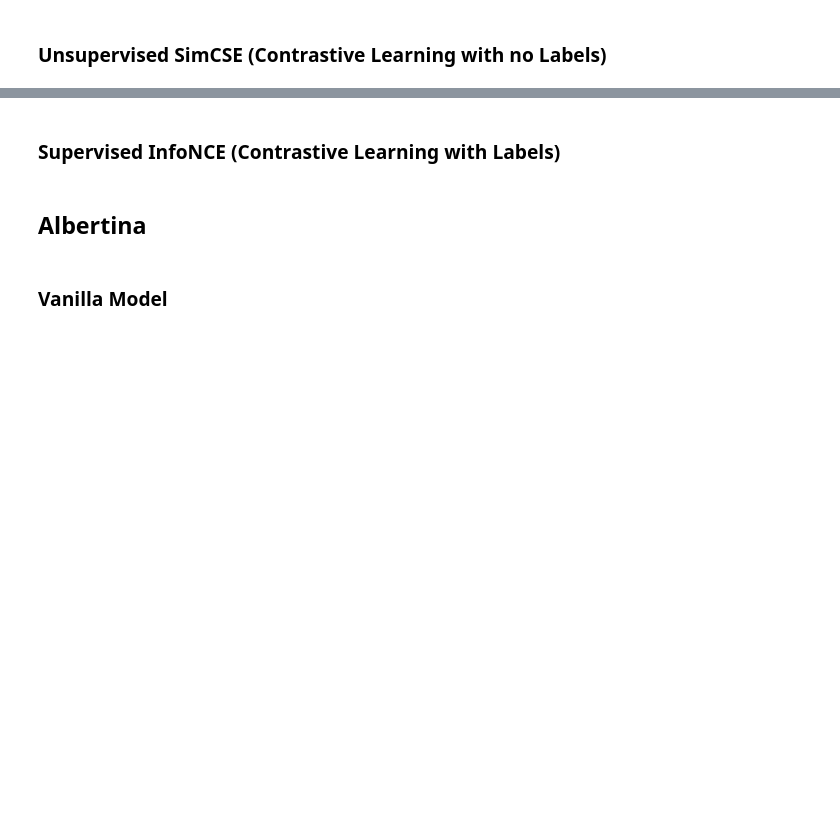
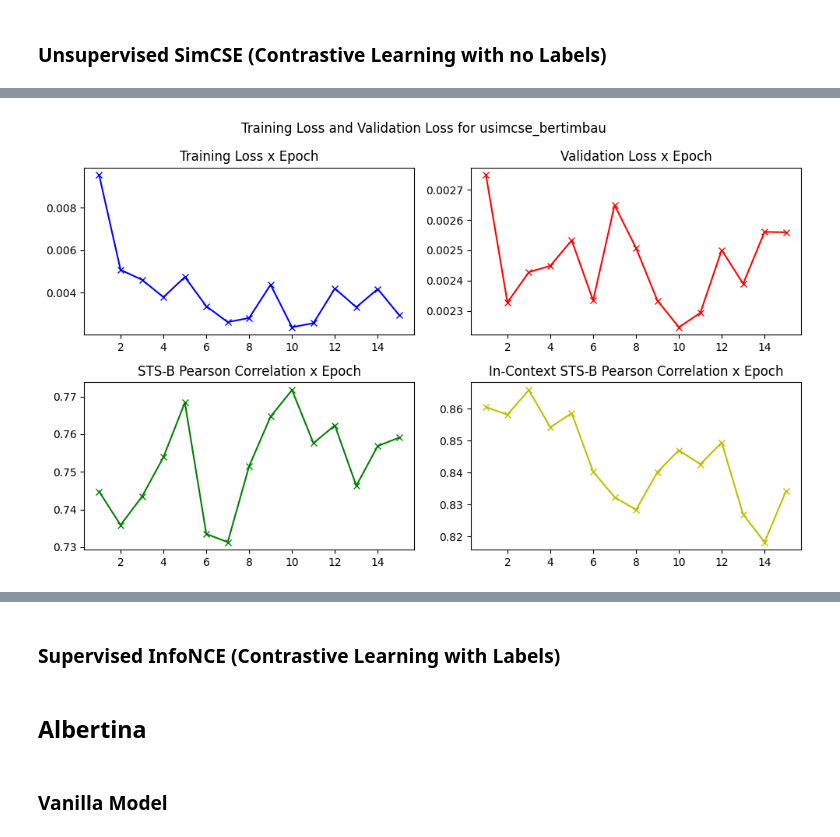
Before and after one commit to Luizerko/indigenous_clusters_and_communities, a Jupyter notebook: tainacan_collection/language_based/language_clustering.ipynb, the cells around one changed output, grey strips where cells are left out. Saved outputs shown, nothing was run; the diff lists cells and outputs as text; code cells hidden in the pictures; blank space fills up the shorter version.

Commit message:
Fixing bug on language supervised pipeline and adding STS-B scores computations before and after training for fine-tuned models.

```diff
--- a/tainacan_collection/language_based/language_clustering.ipynb
+++ b/tainacan_collection/language_based/language_clustering.ipynb
@@ -524,7 +529,7 @@ vanilla_bertimbau_umap, vanilla_bertimbau_attributions, vanilla_bertimbau_indice
 # Initializing USimCSE model and auxiliar variables
 dropout_prob = 0.1
 model = USimCSEModel(base_model, tokenizer.pad_token_id, device, dropout_prob)
-optimizer = torch.optim.AdamW(model.parameters(), lr=2e-5)
+optimizer = torch.optim.AdamW(model.parameters(), lr=3e-6)
 epochs = 15
 temperature = 0.05 # Test 0.01, 0.05, 0.1, 0.2
 patience = max(3, math.ceil(epochs*0.1))
@@ -544,0 +564 @@ UnboundLocalError: local variable 'anchor_attention_mask' referenced before assi
+[figure, added]
```
Also changed, not shown: parts of 9 cells of this notebook, 1 other file.
